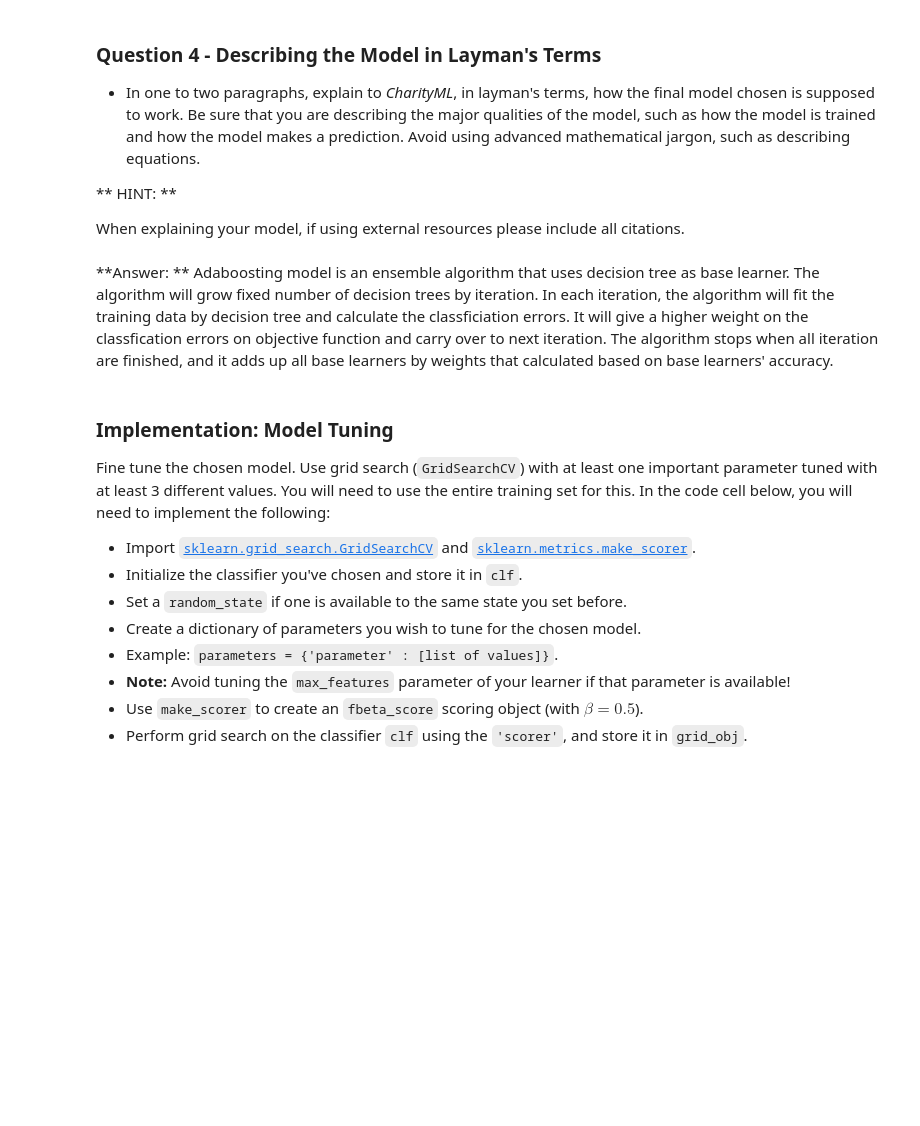
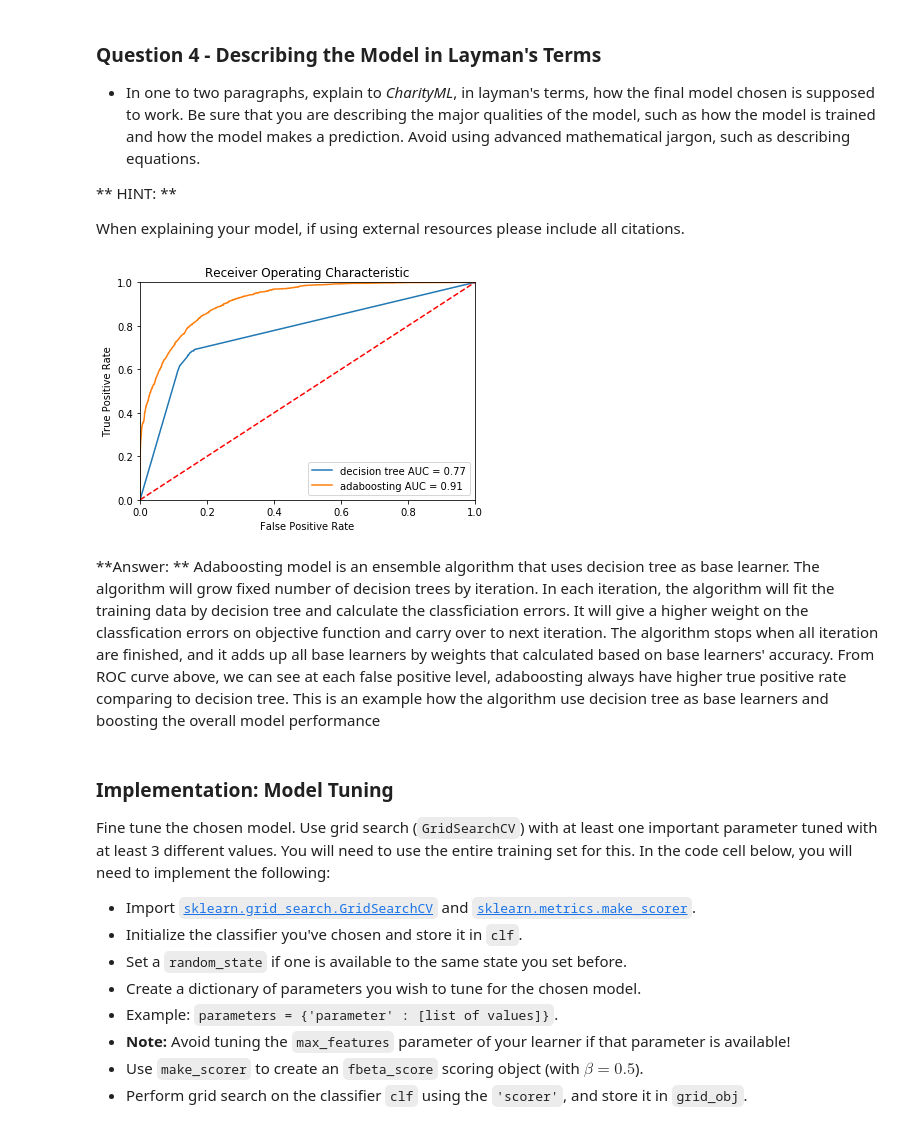
Before and after one commit to leetcodeforlife/finding_donors, a Jupyter notebook: finding_donors.ipynb, the cells around one changed output. Saved outputs shown, nothing was run; the diff lists cells and outputs as text; code cells hidden in the pictures; blank space fills up the shorter version.

```diff
--- a/finding_donors.ipynb
+++ b/finding_donors.ipynb
@@ -467,9 +457,37 @@ Adaboosting is the best model among three algorithms. When 100% of training set
 ** HINT: **
 
 When explaining your model, if using external resources please include all citations.
+# %%
+from sklearn.metrics import roc_curve, auc
+
+probs_B = clf_B.predict_proba(X_test)
+preds_b = probs_B[:,1]
+probs_A = clf_A.predict_proba(X_test)
+preds_a = probs_A[:,1]
+fpr_b, tpr_b, threshold_b = roc_curve(y_test, preds_b)
+fpr_a, tpr_a, threshold_a = roc_curve(y_test, preds_a)
+
+roc_auc_b = auc(fpr_b, tpr_b)
+roc_auc_a = auc(fpr_a, tpr_a)
+
+import matplotlib.pyplot as plt
+plt.title('Receiver Operating Characteristic')
+plt.plot(fpr_b, tpr_b, label = 'decision tree AUC = %0.2f' % roc_auc_b)
+plt.plot(fpr_a, tpr_a, label = 'adaboosting AUC = %0.2f' % roc_auc_a)
+
+plt.legend(loc = 'lower right')
+plt.plot([0, 1], [0, 1],'r--')
+plt.xlim([0, 1])
+plt.ylim([0, 1])
+plt.ylabel('True Positive Rate')
+plt.xlabel('False Positive Rate')
+plt.show()
+# %% [output]
+[figure, added]
 # %% [markdown]
 **Answer: **
 Adaboosting model is an ensemble algorithm that uses decision tree as base learner. The algorithm will grow fixed number of decision trees by iteration. In each iteration, the algorithm will fit the training data by decision tree and calculate the classficiation errors. It will give a higher weight on the classfication errors on objective function and carry over to next iteration. The algorithm stops when all iteration are finished, and it adds up all base learners by weights that calculated based on base learners' accuracy.
+From ROC curve above, we can see at each false positive level, adaboosting always have higher true positive rate comparing to decision tree. This is an example how the algorithm use decision tree as base learners and boosting the overall model performance
 # %% [markdown]
 ### Implementation: Model Tuning
 Fine tune the chosen model. Use grid search (`GridSearchCV`) with at least one important parameter tuned with at least 3 different values. You will need to use the entire training set for this. In the code cell below, you will need to implement the following:
```
Also changed, not shown: parts of 6 cells of this notebook, 1 other file.
